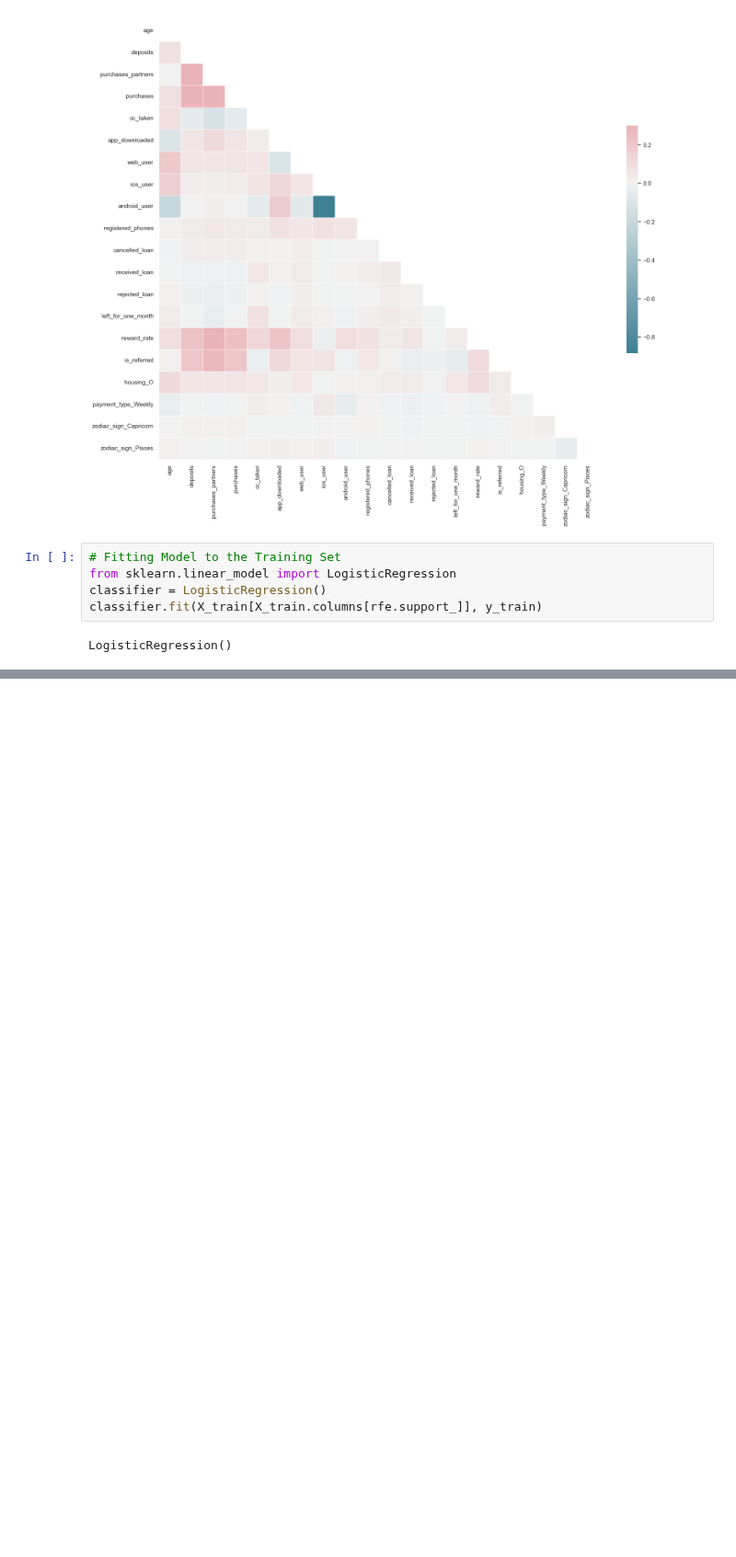
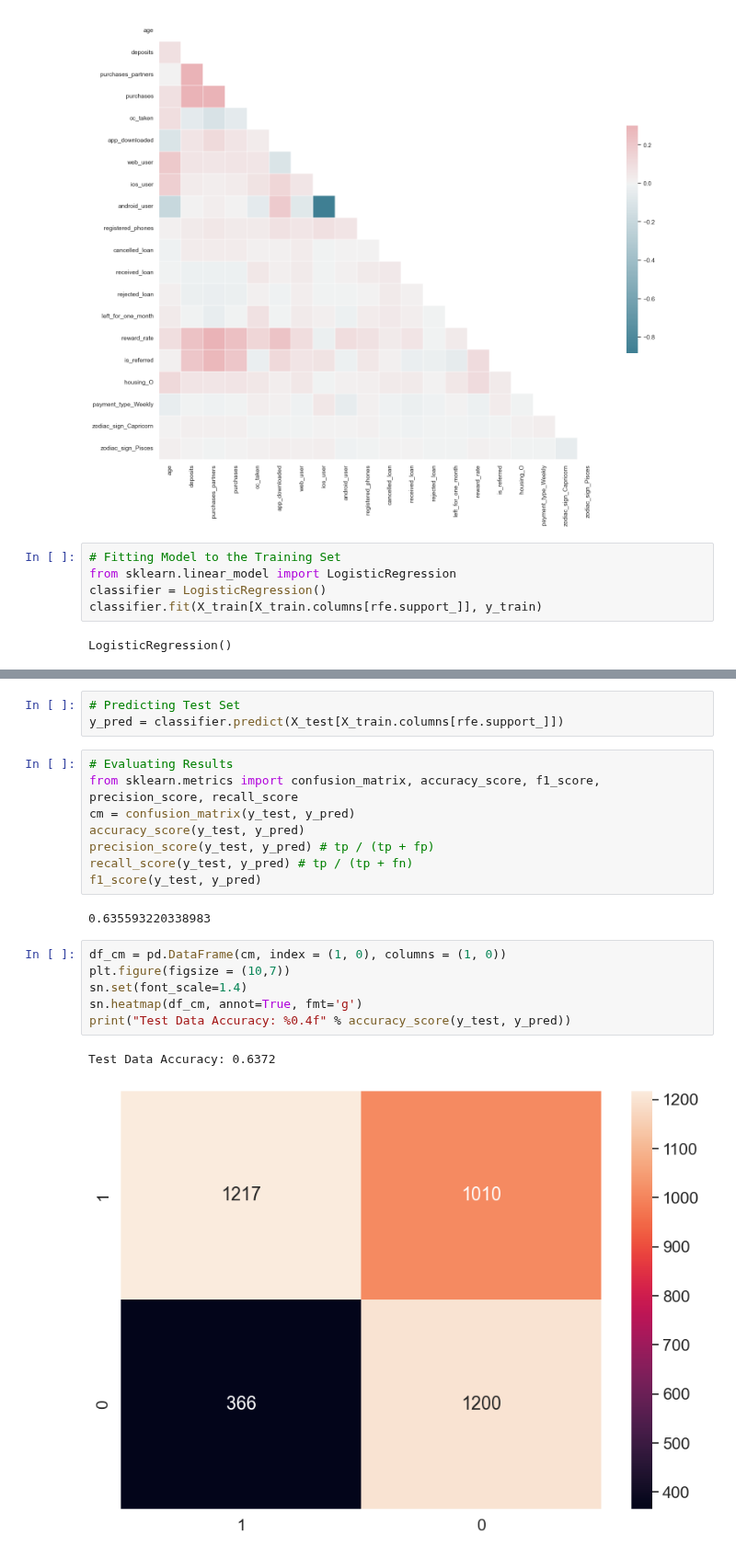
Before and after one commit to kwakyebrilliant/subscription_products, a Jupyter notebook: Project2Model.ipynb, the cells around one changed output, grey strips where cells are left out. Shown at 92% size. Drawn from its saved outputs; the diff is of its cells as text; blank space fills up the shorter version.

```diff
--- a/Project2Model.ipynb
+++ b/Project2Model.ipynb
@@ -257,0 +251,22 @@ Deprecated in NumPy 1.20; for more details and guidance: https://numpy.org/devdo
+# %%
+# Predicting Test Set
+y_pred = classifier.predict(X_test[X_train.columns[rfe.support_]])
+# %%
+# Evaluating Results
+from sklearn.metrics import confusion_matrix, accuracy_score, f1_score, precision_score, recall_score
+cm = confusion_matrix(y_test, y_pred)
+accuracy_score(y_test, y_pred)
+precision_score(y_test, y_pred) # tp / (tp + fp)
+recall_score(y_test, y_pred) # tp / (tp + fn)
+f1_score(y_test, y_pred)
+# %% [output]
+0.635593220338983
+# %%
+df_cm = pd.DataFrame(cm, index = (1, 0), columns = (1, 0))
+plt.figure(figsize = (10,7))
+sn.set(font_scale=1.4)
+sn.heatmap(df_cm, annot=True, fmt='g')
+print("Test Data Accuracy: %0.4f" % accuracy_score(y_test, y_pred))
+# %% [output]
+Test Data Accuracy: 0.6372
+[figure, added]
```
Also changed, not shown: parts of 4 cells of this notebook.
